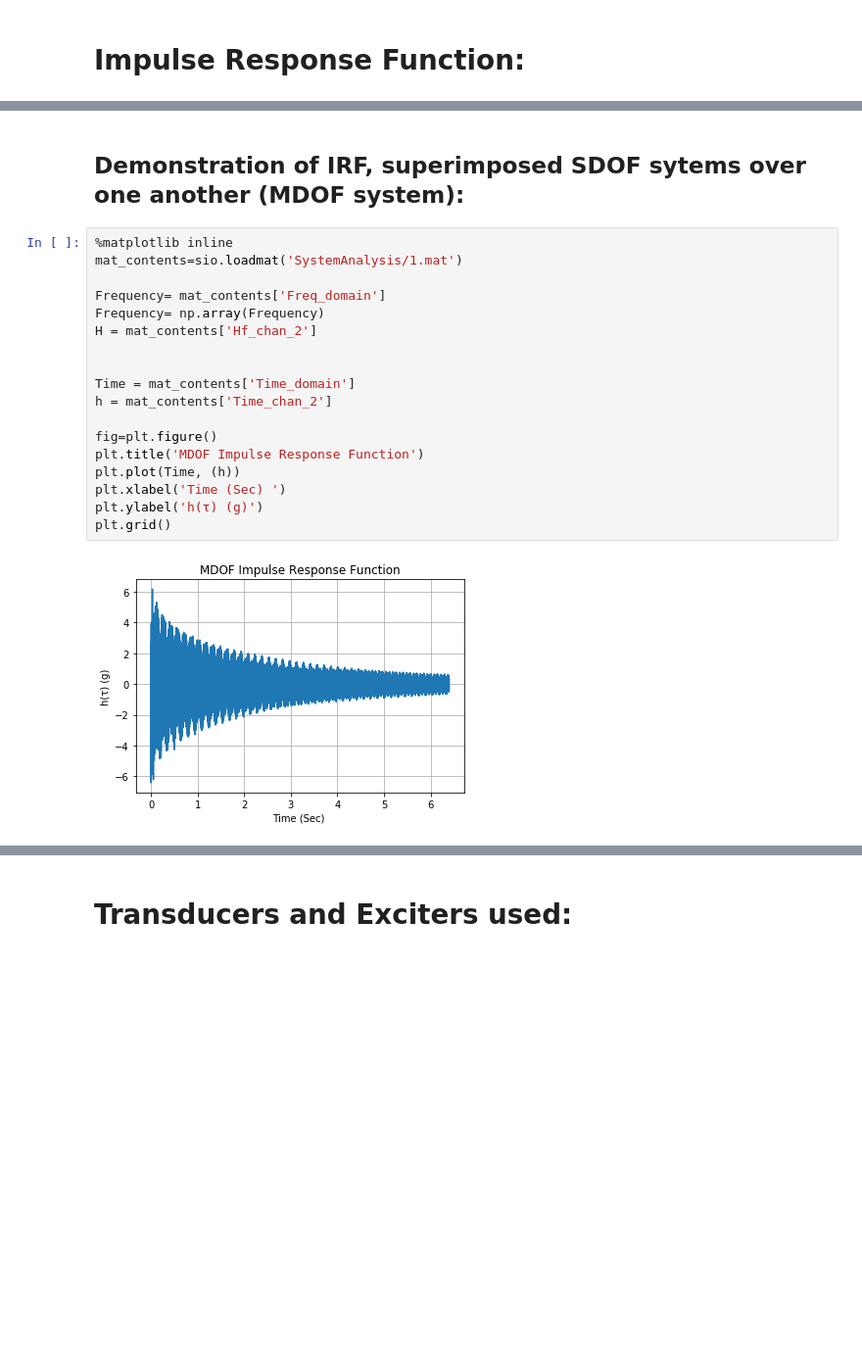
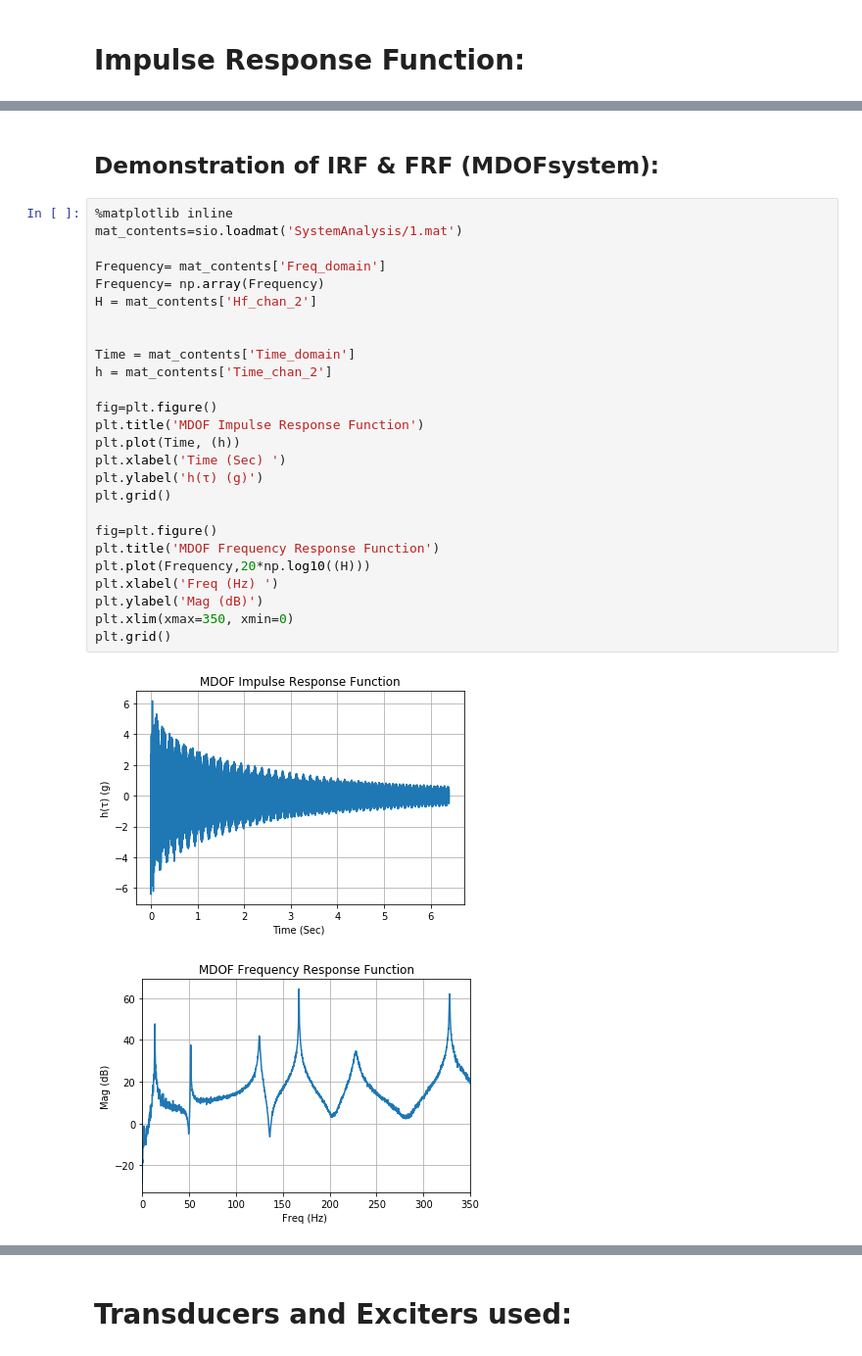
Before and after one commit to josephcslater/MAC_and_Modalupdating, a Jupyter notebook: MAC_JupyterNotebook/MACandModelCorrection.ipynb, the cells around one changed output, grey strips where cells are left out. Shown at 98% size. Saved outputs shown, nothing was run; the diff lists cells and outputs as text; blank space fills up the shorter version.

```diff
--- a/MAC_JupyterNotebook/MACandModelCorrection.ipynb
+++ b/MAC_JupyterNotebook/MACandModelCorrection.ipynb
@@ -92,25 +92,34 @@ The general assumption while doing modal analysis is that the system is linear.
 It describes how the structure decays over time when impacted. The following is a SDOF system but in reality, it would not be a single wave decaying when impacted, there would be number of them superimposed on one another. If it is a SDOF impulse response function, then frequency can be calculated by looking at the period of a complete oscillation, the decay gives us the damping and magnitude indicates the strength of the signal, it's the same information that an FRF provides.
 ![Ideal System(no noise)](img/sdof1)
 ![Ideal System(no noise)](img/sdofeqn)
-# %% [markdown]
-## Demonstration of IRF, superimposed SDOF sytems over one another (MDOF system):
+# %% [markdown]
+## Demonstration of IRF & FRF (MDOFsystem):
 # %%
 %matplotlib inline
 mat_contents=sio.loadmat('SystemAnalysis/1.mat')
 
 Frequency= mat_contents['Freq_domain']
 Frequency= np.array(Frequency)
 H = mat_contents['Hf_chan_2']
 
 
 Time = mat_contents['Time_domain']
 h = mat_contents['Time_chan_2']
 
 fig=plt.figure()
 plt.title('MDOF Impulse Response Function')
 plt.plot(Time, (h))
 plt.xlabel('Time (Sec) ')
 plt.ylabel('h(τ) (g)')
 plt.grid()
+
+fig=plt.figure()
+plt.title('MDOF Frequency Response Function')
+plt.plot(Frequency,20*np.log10((H)))
+plt.xlabel('Freq (Hz) ')
+plt.ylabel('Mag (dB)')
+plt.xlim(xmax=350, xmin=0)
+plt.grid()
 # %% [output]
 [figure]
+[figure, added]
```
Also changed, not shown: parts of 5 cells of this notebook.
